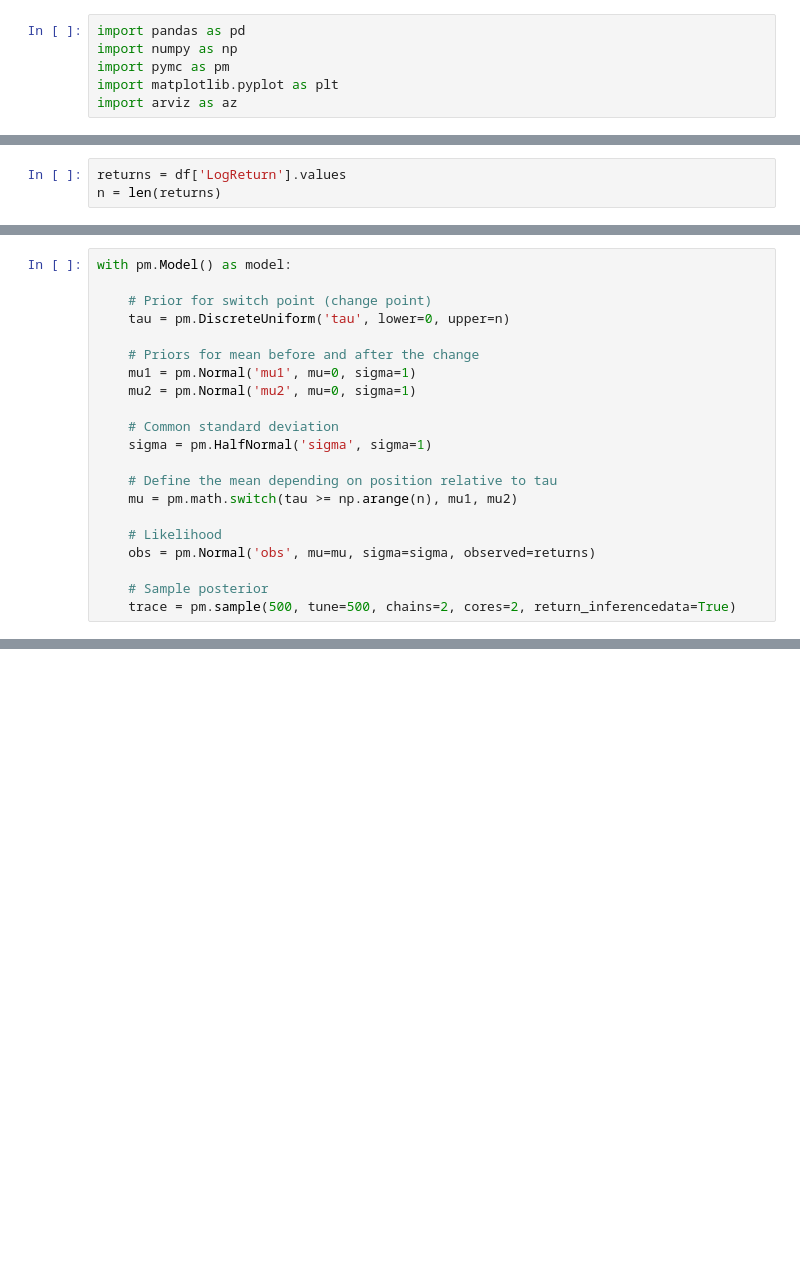
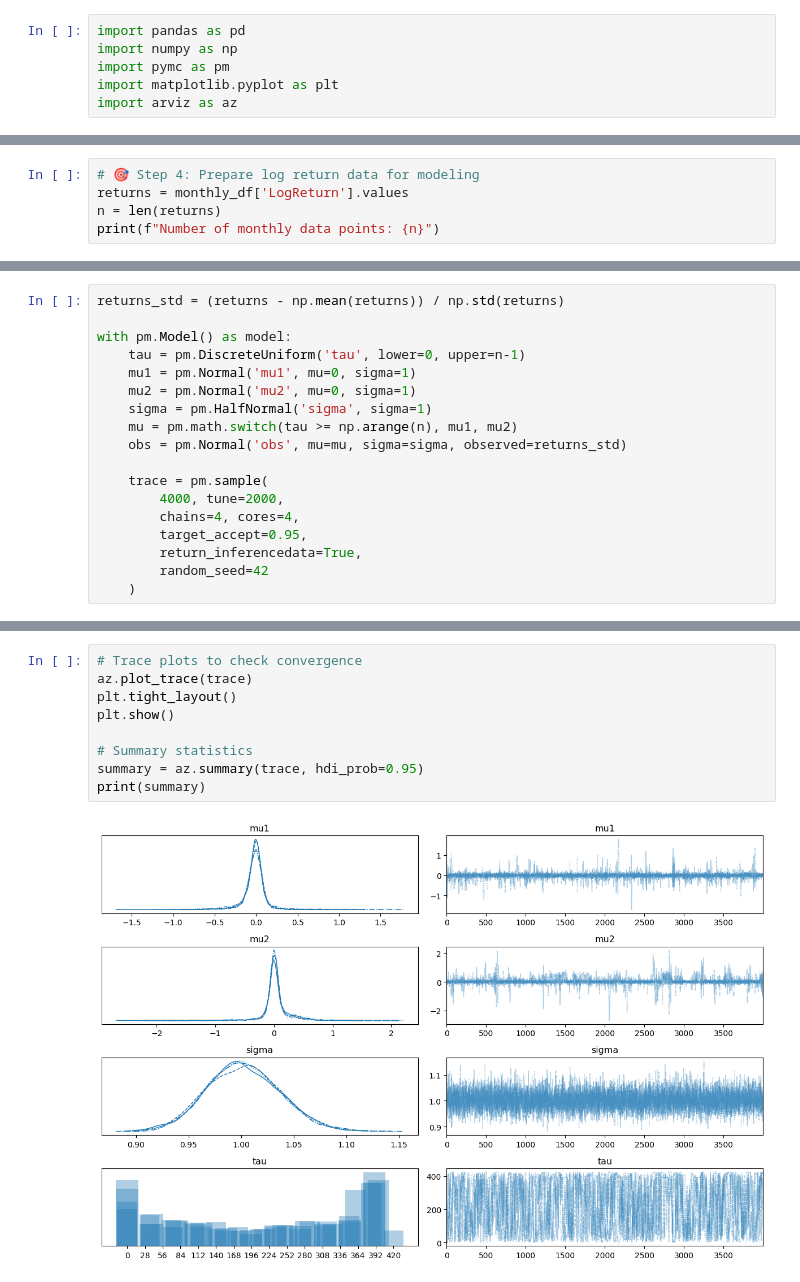
Before and after one commit to Skell30/brent-oil-change-point-analysis, a Jupyter notebook: notebooks/change_point_model.ipynb, the cells around one changed output, grey strips where cells are left out. Cells and saved outputs as stored; diff of their text form; blank space fills up the shorter version.

```diff
--- a/notebooks/change_point_model.ipynb
+++ b/notebooks/change_point_model.ipynb
@@ -13,3 +38,5 @@ df.reset_index(drop=True, inplace=True)
 # %%
-returns = df['LogReturn'].values
+# 🎯 Step 4: Prepare log return data for modeling
+returns = monthly_df['LogReturn'].values
 n = len(returns)
+print(f"Number of monthly data points: {n}")
@@ -16,22 +45,19 @@ n = len(returns)
 # %%
+returns_std = (returns - np.mean(returns)) / np.std(returns)
+
 with pm.Model() as model:
-
-    # Prior for switch point (change point)
-    tau = pm.DiscreteUniform('tau', lower=0, upper=n)
-
-    # Priors for mean before and after the change
+    tau = pm.DiscreteUniform('tau', lower=0, upper=n-1)
     mu1 = pm.Normal('mu1', mu=0, sigma=1)
     mu2 = pm.Normal('mu2', mu=0, sigma=1)
+    sigma = pm.HalfNormal('sigma', sigma=1)
+    mu = pm.math.switch(tau >= np.arange(n), mu1, mu2)
+    obs = pm.Normal('obs', mu=mu, sigma=sigma, observed=returns_std)
 
-    # Common standard deviation
-    sigma = pm.HalfNormal('sigma', sigma=1)
-
-    # Define the mean depending on position relative to tau
-    mu = pm.math.switch(tau >= np.arange(n), mu1, mu2)
-
-    # Likelihood
-    obs = pm.Normal('obs', mu=mu, sigma=sigma, observed=returns)
-
-    # Sample posterior
-    trace = pm.sample(500, tune=500, chains=2, cores=2, return_inferencedata=True)
+    trace = pm.sample(
+        4000, tune=2000,
+        chains=4, cores=4,
+        target_accept=0.95,
+        return_inferencedata=True,
+        random_seed=42
+    )
 # %% [output]
@@ -45,0 +66,11 @@ ValueError: Not enough samples to build a trace.
+# %%
+# Trace plots to check convergence
+az.plot_trace(trace)
+plt.tight_layout()
+plt.show()
+
+# Summary statistics
+summary = az.summary(trace, hdi_prob=0.95)
+print(summary)
+# %% [output]
+[figure, added]
```
Also changed, not shown: parts of 9 cells of this notebook.
